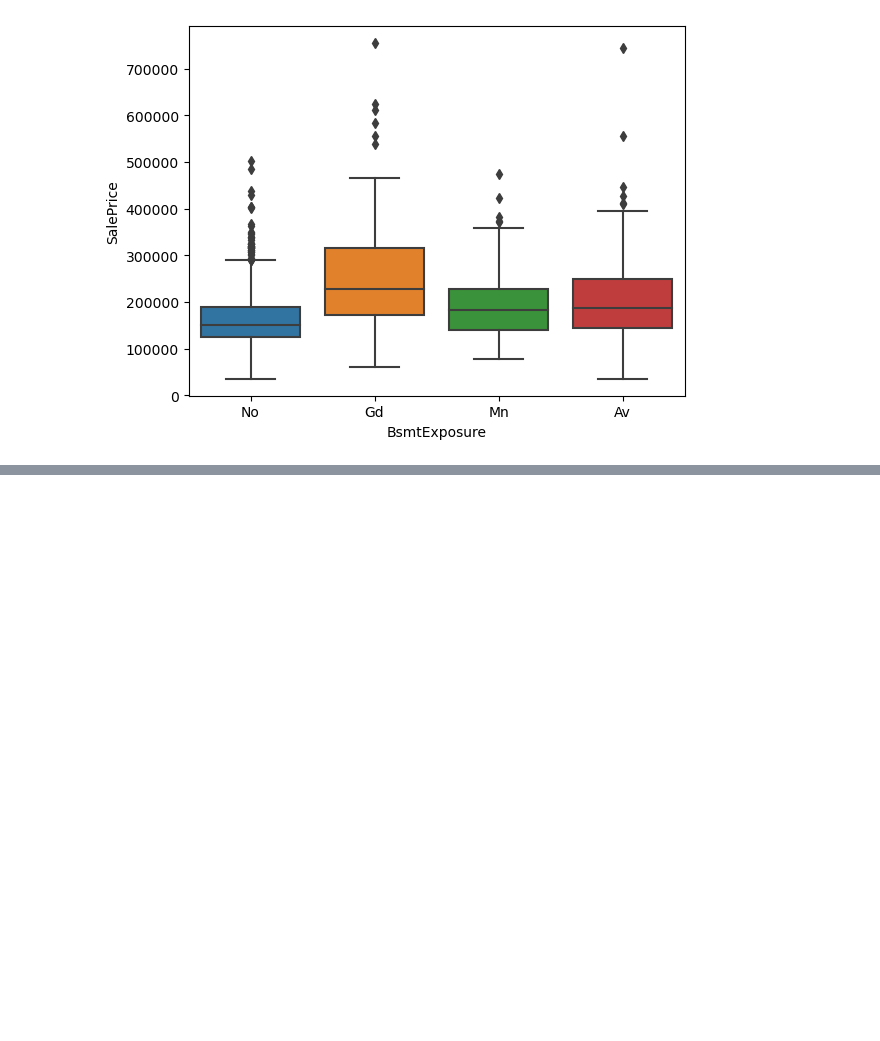
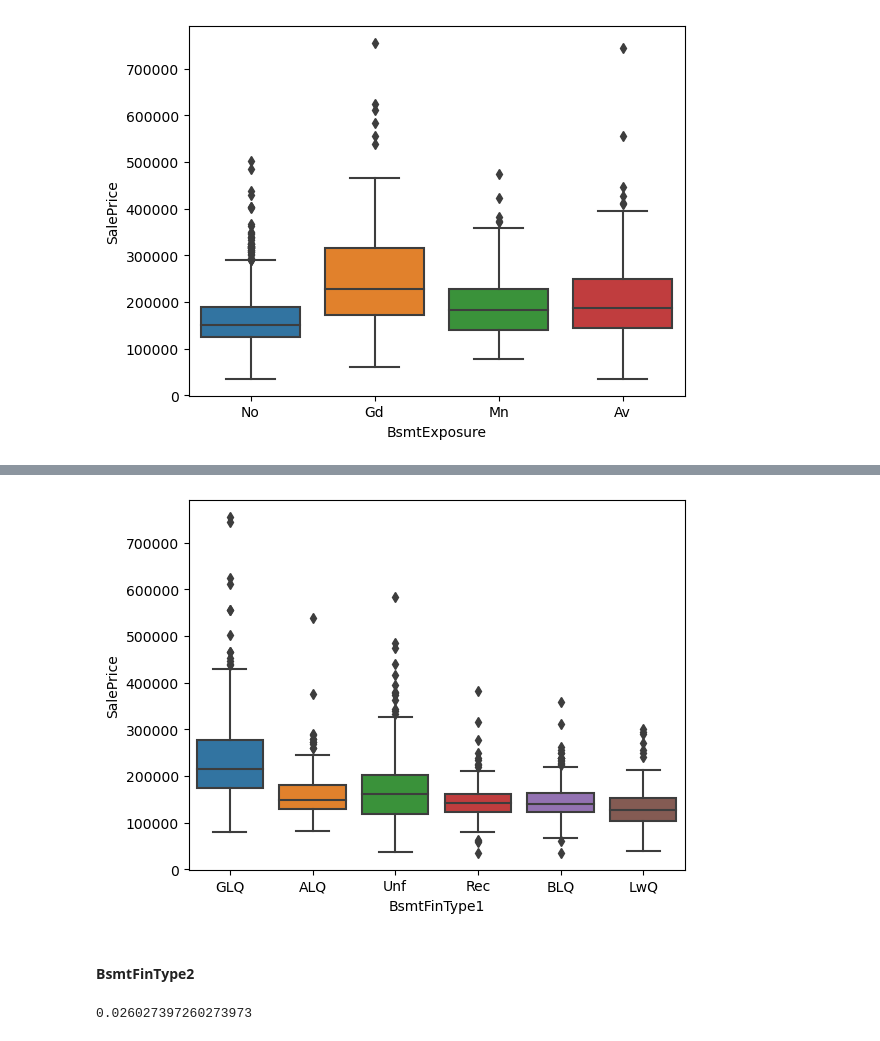
Before and after one commit to JPRodasM/Tarea1_SL, a Jupyter notebook: Tarea1_JuanPabloRodas_23007521.ipynb, the cells around one changed output, grey strips where cells are left out. Saved outputs shown, nothing was run; the diff lists cells and outputs as text; code cells hidden in the pictures; blank space fills up the shorter version.

```diff
--- a/Tarea1_JuanPabloRodas_23007521.ipynb
+++ b/Tarea1_JuanPabloRodas_23007521.ipynb
@@ -299,0 +347,9 @@ plt.show()
+# %%
+dataHP_Final[cat_varName].fillna('LwQ', inplace=True)
+# %%
+sns.boxplot(x=dataHP_Final[cat_varName], y = dataHP['SalePrice'])
+plt.show()
+# %% [output]
+[figure, added]
+# %% [markdown]
+#### BsmtFinType2
@@ -299,0 +358,4 @@ plt.show()
+# %%
+dataHP[cat_varName].isnull().mean()
+# %% [output]
+0.026027397260273973
```
Also changed, not shown: parts of 33 cells of this notebook.
